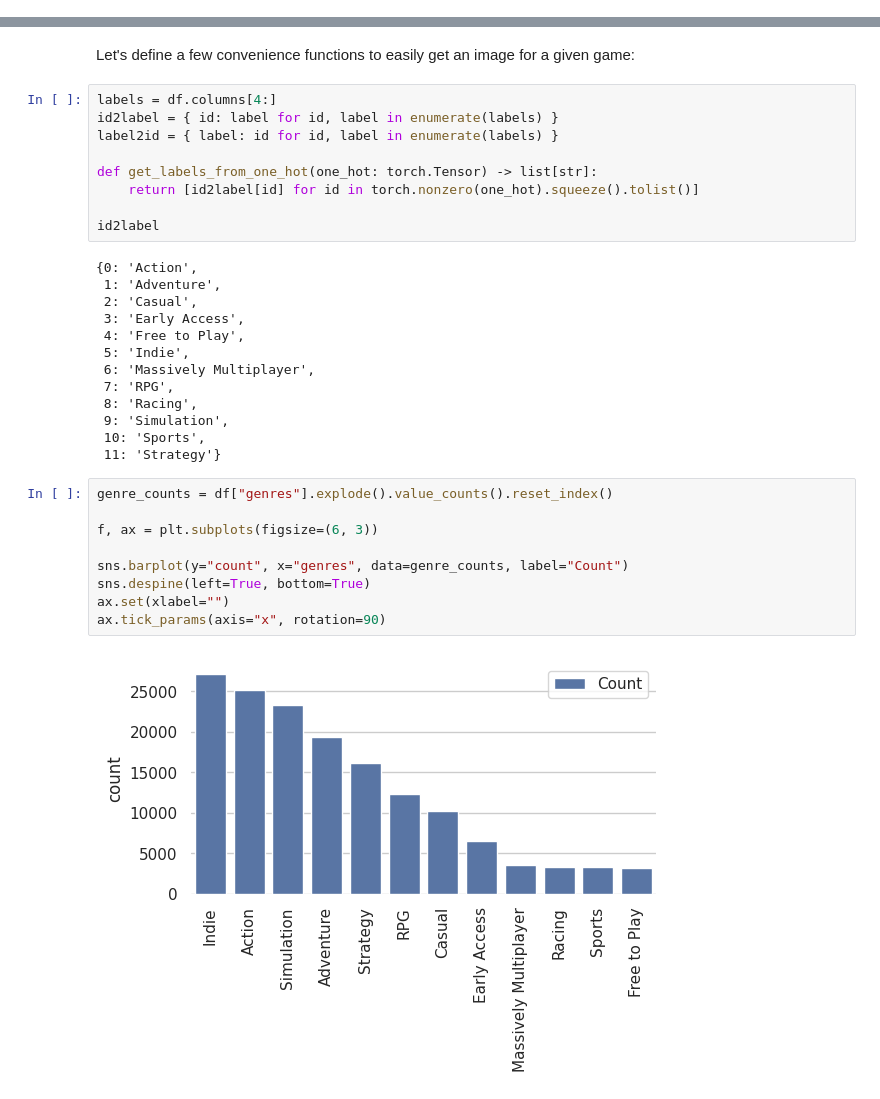
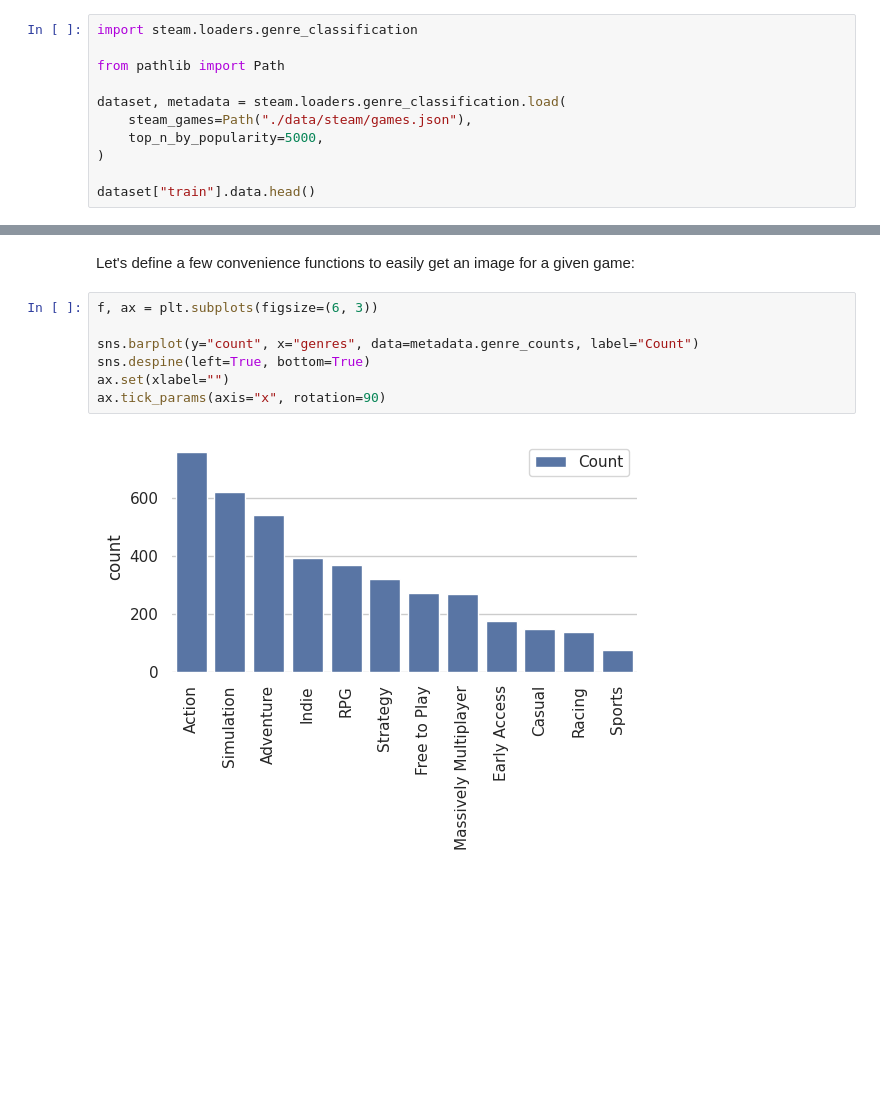
Before and after one commit to zsparal/machine-learning, a Jupyter notebook: src/games/steam_genres lora.ipynb, the cells around one changed output, grey strips where cells are left out. Cells and saved outputs as stored; diff of their text form; blank space fills up the shorter version.

```diff
--- a/src/games/steam_genres lora.ipynb
+++ b/src/games/steam_genres lora.ipynb
@@ -70,0 +18,11 @@ df.head()
+# %%
+import steam.loaders.genre_classification
+
+from pathlib import Path
+
+dataset, metadata = steam.loaders.genre_classification.load(
+    steam_games=Path("./data/steam/games.json"),
+    top_n_by_popularity=5000,
+)
+
+dataset["train"].data.head()
@@ -71,35 +36,11 @@ df.head()
 # %% [markdown]
 Let's define a few convenience functions to easily get an image for a given game:
-# %%
-labels = df.columns[4:]
-id2label = { id: label for id, label in enumerate(labels) }
-label2id = { label: id for id, label in enumerate(labels) }
-
-def get_labels_from_one_hot(one_hot: torch.Tensor) -> list[str]:
-    return [id2label[id] for id in torch.nonzero(one_hot).squeeze().tolist()]
-
-id2label
-# %% [output]
-{0: 'Action',
- 1: 'Adventure',
- 2: 'Casual',
- 3: 'Early Access',
- 4: 'Free to Play',
- 5: 'Indie',
- 6: 'Massively Multiplayer',
- 7: 'RPG',
- 8: 'Racing',
- 9: 'Simulation',
- 10: 'Sports',
- 11: 'Strategy'}
 # %%
-genre_counts = df["genres"].explode().value_counts().reset_index()
-
 f, ax = plt.subplots(figsize=(6, 3))
 
-sns.barplot(y="count", x="genres", data=genre_counts, label="Count")
+sns.barplot(y="count", x="genres", data=metadata.genre_counts, label="Count")
 sns.despine(left=True, bottom=True)
 ax.set(xlabel="")
 ax.tick_params(axis="x", rotation=90)
 # %% [output]
-[figure, old version]
+[figure, new version]
```
Also changed, not shown: parts of 10 cells of this notebook, 19 other files.
